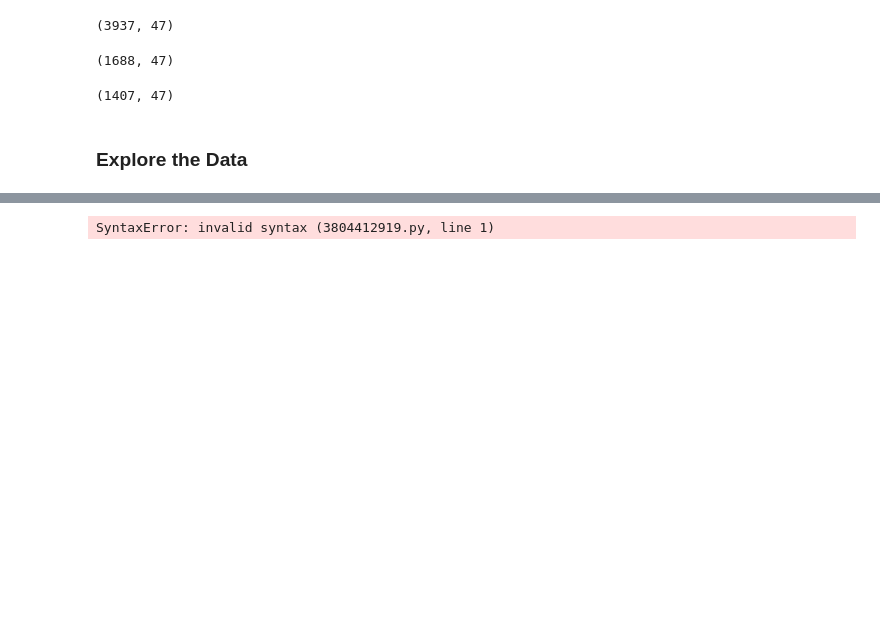
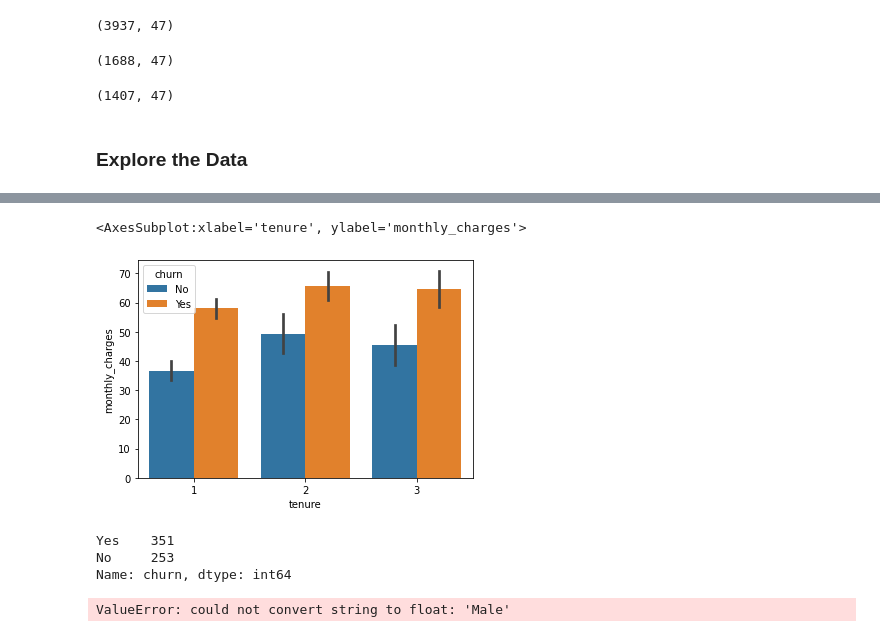
Before and after one commit to Kayfj41901/classification_exercises, a Jupyter notebook: Telco.ipynb, the cells around one changed output, grey strips where cells are left out. Cells and saved outputs as stored; diff of their text form; code cells hidden in the pictures; blank space fills up the shorter version.

```diff
--- a/Telco.ipynb
+++ b/Telco.ipynb
@@ -471,3 +478,5 @@ tenure_bins = pd.cut(train.tenure, 10, labels=['a', 'b', 'c', 'd', 'e', 'f', 'g'
 # %%
-tenure_bins.value_counts()
+first_three_month_customers = (train['tenure'] <= 3)
+new_customers = train[first_three_month_customers]
+new_customers
 # %% [output]
@@ -485,5 +496,11 @@ Name: tenure, dtype: int64
-# %%
-cols_to_drop = ['deck', 'embarked', 'class']
-    df = df.drop(columns=cols_to_drop)
-# %% [output]
-SyntaxError: invalid syntax (3804412919.py, line 1)
+# %%
+sns.barplot(x=new_customers.tenure, y=new_customers.monthly_charges, hue= new_customers.churn)
+# %% [output]
+<AxesSubplot:xlabel='tenure', ylabel='monthly_charges'>
+[figure, added]
+# %%
+new_customers.churn.value_counts()
+# %% [output]
+Yes    351
+No     253
+Name: churn, dtype: int64
@@ -489,0 +515,4 @@ SyntaxError: invalid syntax (3804412919.py, line 1)
+# %%
+clf = clf.fit(X_train, y_train)
+# %% [output]
+ValueError: could not convert string to float: 'Male'
```
Also changed, not shown: parts of 70 cells of this notebook.
